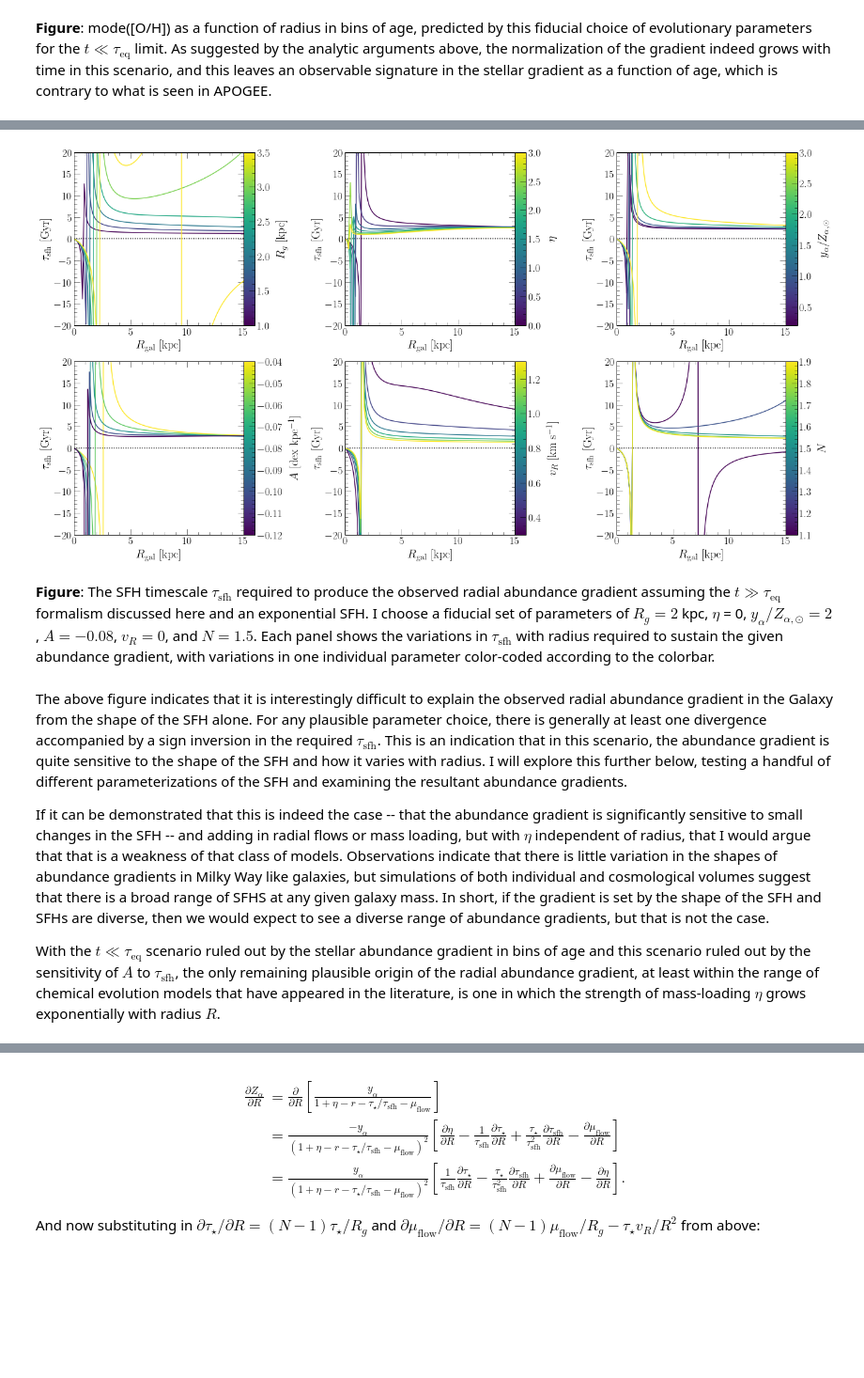
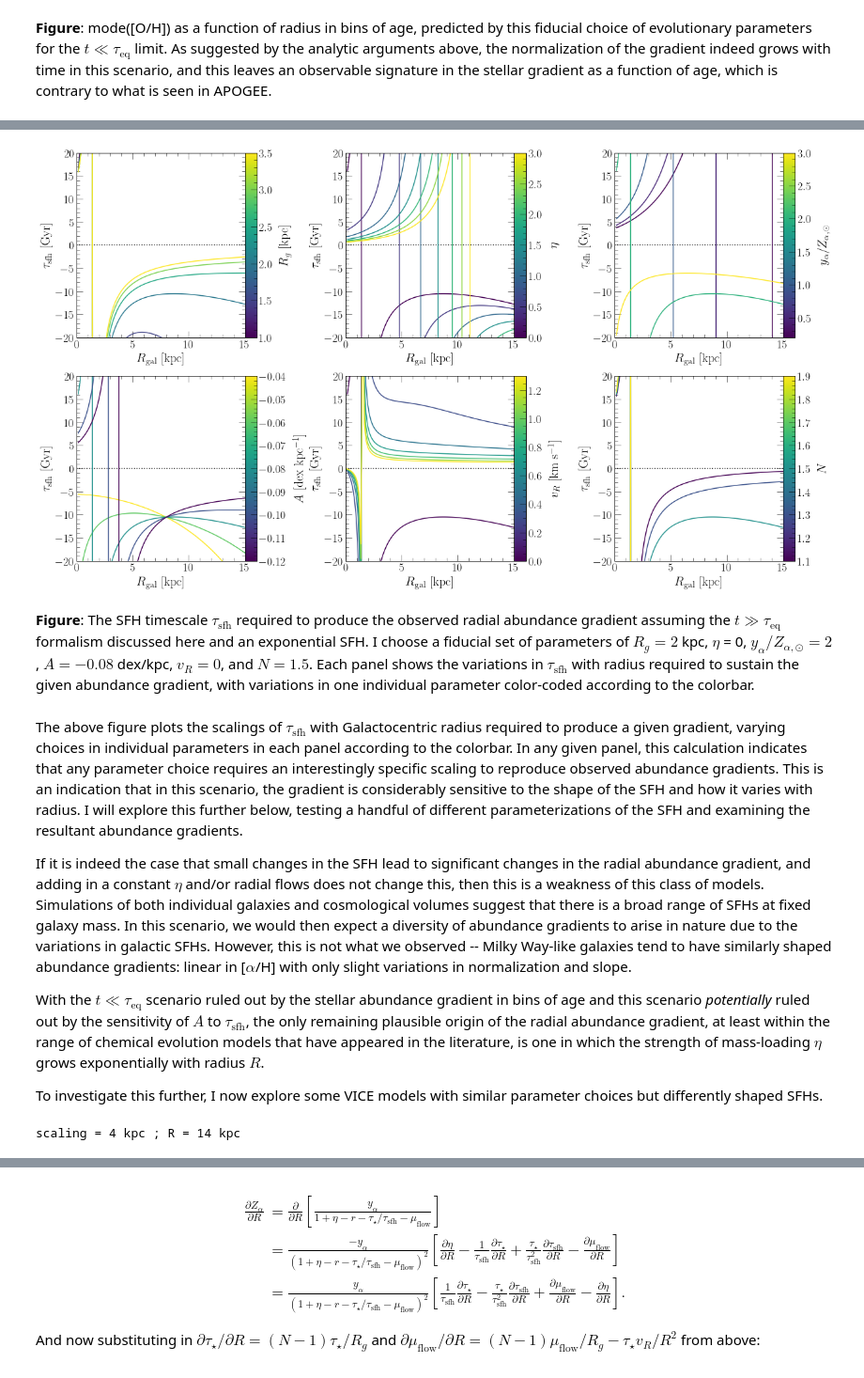
Before and after one commit to giganano/outflows, a Jupyter notebook: notebooks/radialflows.ipynb, the cells around one changed output, grey strips where cells are left out. Shown: that part at 94% size. Saved outputs shown, nothing was run; the diff lists cells and outputs as text; code cells hidden in the pictures; blank space fills up the shorter version.

```diff
--- a/notebooks/radialflows.ipynb
+++ b/notebooks/radialflows.ipynb
@@ -1166,7 +1166,7 @@ $$
 _SECONDS_PER_GYR_ = 3.1536e16 # conversion factor
 _KM_PER_KPC_ = 3.24e-17 # conversion factor
 
-def tausfh(r, taustar0 = 2, Rg = 2, eta = 0, yieldsolar = 2, A = -0.08, vr = 0.7, N = 1.5):
+def tausfh(r, taustar0 = 2, Rg = 2, eta = 0, yieldsolar = 2, A = -0.08, vr = 0, N = 1.5):
     vr *= _SECONDS_PER_GYR_
     vr *= _KM_PER_KPC_ # now in kpc / Gyr
     ralpha = -1 / (A * np.log(10))
@@ -1187,7 +1187,7 @@ for i in range(6):
     axes[i].set_ylim([-20, 20])
     axes[i].axhline(0, c = named_colors()["black"], linestyle = ":")
 plt.tight_layout()
-plt.subplots_adjust(wspace = 0.6)
+plt.subplots_adjust(wspace = 0.6, right = 0.92)
 
 def plot_behavior(ax, values, keywordarg, label):
     for i in range(len(values)):
@@ -1197,40 +1197,46 @@ def plot_behavior(ax, values, keywordarg, label):
         cm = plt.get_cmap(colormap)
         cnorm = colors.Normalize(vmin = min(values), vmax = max(values))
         sc = cmx.ScalarMappable(norm = cnorm, cmap = cm)
         kwargs = {"c": sc.to_rgba(values[i])}
         ax.plot(xvals, yvals, **kwargs)
     cbar_ax = fig.add_axes([0.92, 0.05, 0.02, 0.95])
     cbar = plt.colorbar(sc, cax = cbar_ax, pad = 0, orientation = "vertical")
     cbar.set_label(label, labelpad = 10)
     cbar_ax.set_position([
         ax.get_position().x1,
         ax.get_position().y0,
         0.015,
         ax.get_position().y1 - ax.get_position().y0
     ])
 
 Rg_values = [1, 1.5, 2, 2.5, 3, 3.5]
 eta_values = [0, 0.5, 1, 1.5, 2, 2.5, 3]
 yieldratios = [0.2, 0.5, 1, 2, 3]
 slopes = [-0.04, -0.06, -0.08, -0.10, -0.12]
-velocities = [0.3, 0.5, 0.7, 0.9, 1.1, 1.3]
+velocities = [0, 0.3, 0.5, 0.7, 0.9, 1.1, 1.3]
 indeces = [1.1, 1.3, 1.5, 1.7, 1.9]
 
 plot_behavior(axes[0], Rg_values, "Rg", r"$R_g$ [kpc]")
 plot_behavior(axes[1], eta_values, "eta", r"$\eta$")
 plot_behavior(axes[2], yieldratios, "yieldsolar", r"$y_\alpha / Z_{\alpha,\odot}$")
 plot_behavior(axes[3], slopes, "A", r"$A$ [dex kpc$^{-1}$]")
 plot_behavior(axes[4], velocities, "vr", "$v_R$ [km s$^{-1}$]")
 plot_behavior(axes[5], indeces, "N", r"$N$")
 
+for ext in ["pdf", "jpeg"]:
+    kwargs = {}
+    if ext == "jpeg": kwargs["dpi"] = 200
+    plt.savefig("./radialflows/tausfh_reqd.%s" % (ext), **kwargs)
 plt.show()
 # %% [output]
-[figure, old version]
+[figure, new version]
 # %% [markdown]
-**Figure**: The SFH timescale $\tau_\text{sfh}$ required to produce the observed radial abundance gradient assuming the $t \gg \tau_\text{eq}$ formalism discussed here and an exponential SFH. I choose a fiducial set of parameters of $R_g = 2$ kpc, $\eta$ = 0, $y_\alpha / Z_{\alpha,\odot} = 2$, $A = -0.08$, $v_R = 0$, and $N = 1.5$. Each panel shows the variations in $\tau_\text{sfh}$ with radius required to sustain the given abundance gradient, with variations in one individual parameter color-coded according to the colorbar.
+**Figure**: The SFH timescale $\tau_\text{sfh}$ required to produce the observed radial abundance gradient assuming the $t \gg \tau_\text{eq}$ formalism discussed here and an exponential SFH. I choose a fiducial set of parameters of $R_g = 2$ kpc, $\eta$ = 0, $y_\alpha / Z_{\alpha,\odot} = 2$, $A = -0.08$ dex/kpc, $v_R = 0$, and $N = 1.5$. Each panel shows the variations in $\tau_\text{sfh}$ with radius required to sustain the given abundance gradient, with variations in one individual parameter color-coded according to the colorbar.
 # %% [markdown]
-The above figure indicates that it is interestingly difficult to explain the observed radial abundance gradient in the Galaxy from the shape of the SFH alone. For any plausible parameter choice, there is generally at least one divergence accompanied by a sign inversion in the required $\tau_\text{sfh}$. This is an indication that in this scenario, the abundance gradient is quite sensitive to the shape of the SFH and how it varies with radius. I will explore this further below, testing a handful of different parameterizations of the SFH and examining the resultant abundance gradients.
+The above figure plots the scalings of $\tau_\text{sfh}$ with Galactocentric radius required to produce a given gradient, varying choices in individual parameters in each panel according to the colorbar. In any given panel, this calculation indicates that any parameter choice requires an interestingly specific scaling to reproduce observed abundance gradients. This is an indication that in this scenario, the gradient is considerably sensitive to the shape of the SFH and how it varies with radius. I will explore this further below, testing a handful of different parameterizations of the SFH and examining the resultant abundance gradients.
 
-If it can be demonstrated that this is indeed the case -- that the abundance gradient is significantly sensitive to small changes in the SFH -- and adding in radial flows or mass loading, but with $\eta$ independent of radius, that I would argue that that is a weakness of that class of models. Observations indicate that there is little variation in the shapes of abundance gradients in Milky Way like galaxies, but simulations of both individual and cosmological volumes suggest that there is a broad range of SFHS at any given galaxy mass. In short, if the gradient is set by the shape of the SFH and SFHs are diverse, then we would expect to see a diverse range of abundance gradients, but that is not the case.
+If it is indeed the case that small changes in the SFH lead to significant changes in the radial abundance gradient, and adding in a constant $\eta$ and/or radial flows does not change this, then this is a weakness of this class of models. Simulations of both individual galaxies and cosmological volumes suggest that there is a broad range of SFHs at fixed galaxy mass. In this scenario, we would then expect a diversity of abundance gradients to arise in nature due to the variations in galactic SFHs. However, this is not what we observed -- Milky Way-like galaxies tend to have similarly shaped abundance gradients: linear in [$\alpha$/H] with only slight variations in normalization and slope.
 
-With the $t \ll \tau_\text{eq}$ scenario ruled out by the stellar abundance gradient in bins of age and this scenario ruled out by the sensitivity of $A$ to $\tau_\text{sfh}$, the only remaining plausible origin of the radial abundance gradient, at least within the range of chemical evolution models that have appeared in the literature, is one in which the strength of mass-loading $\eta$ grows exponentially with radius $R$.
+With the $t \ll \tau_\text{eq}$ scenario ruled out by the stellar abundance gradient in bins of age and this scenario *potentially* ruled out by the sensitivity of $A$ to $\tau_\text{sfh}$, the only remaining plausible origin of the radial abundance gradient, at least within the range of chemical evolution models that have appeared in the literature, is one in which the strength of mass-loading $\eta$ grows exponentially with radius $R$.
+
+To investigate this further, I now explore some VICE models with similar parameter choices but differently shaped SFHs.
@@ -1236,0 +1257,44 @@ With the $t \ll \tau_\text{eq}$ scenario ruled out by the stellar abundance grad
+# %%
+N = 1.5
+Rg = 2 #kpc
+
+def taustar(r):
+    return 2 * np.exp((N - 1) * r / Rg)
+
+# def tausfh(r):
+#     return 2 * np.exp(r / 5)
+class scaling:
+
+    def __init__(self, norm = 2, scale = 5):
+        self.norm = norm
+        self.scale = scale
+
+    def __call__(self, radius):
+        return self.norm * np.exp(radius / self.scale)
+
+# shapes = [exponential, linear_exponential, risefall]
+# stems = ["exp", "linexp", "risefall"]
+scalings = [2, 3, 4]
+
+vice.yields.ccsne.settings['o'] = 2 * vice.solar_z['o']
+radii = range(1, 15)
+# for i in range(len(shapes)):
+for i in range(len(scalings)):
+    for j in range(len(radii)):
+        tau_sfh_scaling = scaling(scale = scalings[i])
+#         sys.stdout.write("\r%s ; R = %d kpc                               "  % (stems[i], radii[j]))
+        sys.stdout.write("\rscaling = %d kpc ; R = %d kpc               " % (scalings[i], radii[j]))
+#         with vice.singlezone(name = "./outputs/r_%d_kpc_%s" % (radii[j], stems[i])) as sz:
+        with vice.singlezone(name = "./outputs/r_%d_kpc_scale%d" % (radii[j], scalings[i])) as sz:
+            sz.mode = "sfr"
+#             sz.func = shapes[i]()
+            sz.func = risefall()
+#             sz.func.timescale = tausfh(radii[j])
+            sz.func.timescale = tau_sfh_scaling(radii[j])
+            sz.tau_star = taustar(radii[j])
+            sz.eta = 0
+            sz.bins = np.linspace(-3, 2, 101)
+            sz.dt = 0.01
+            sz.run(np.linspace(0, 13.2, 1321), overwrite = True)
+# %% [output]
+scaling = 4 kpc ; R = 14 kpc
```
Also changed, not shown: parts of 2 cells of this notebook, 3 other files.
